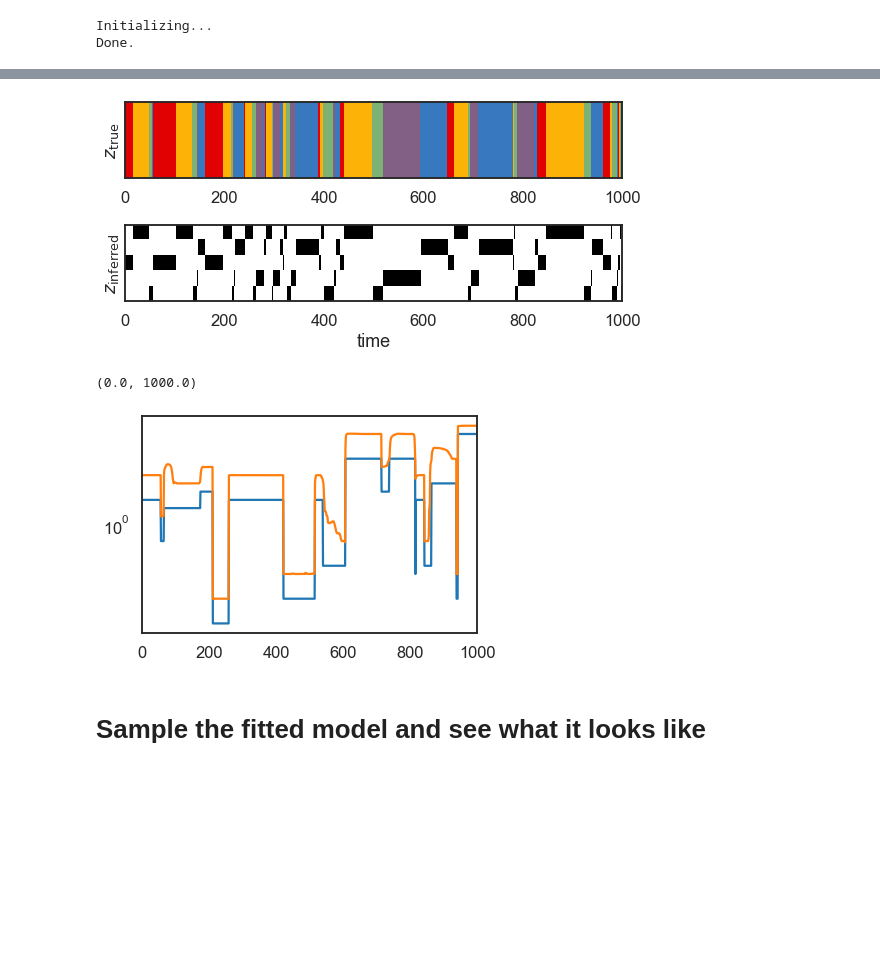
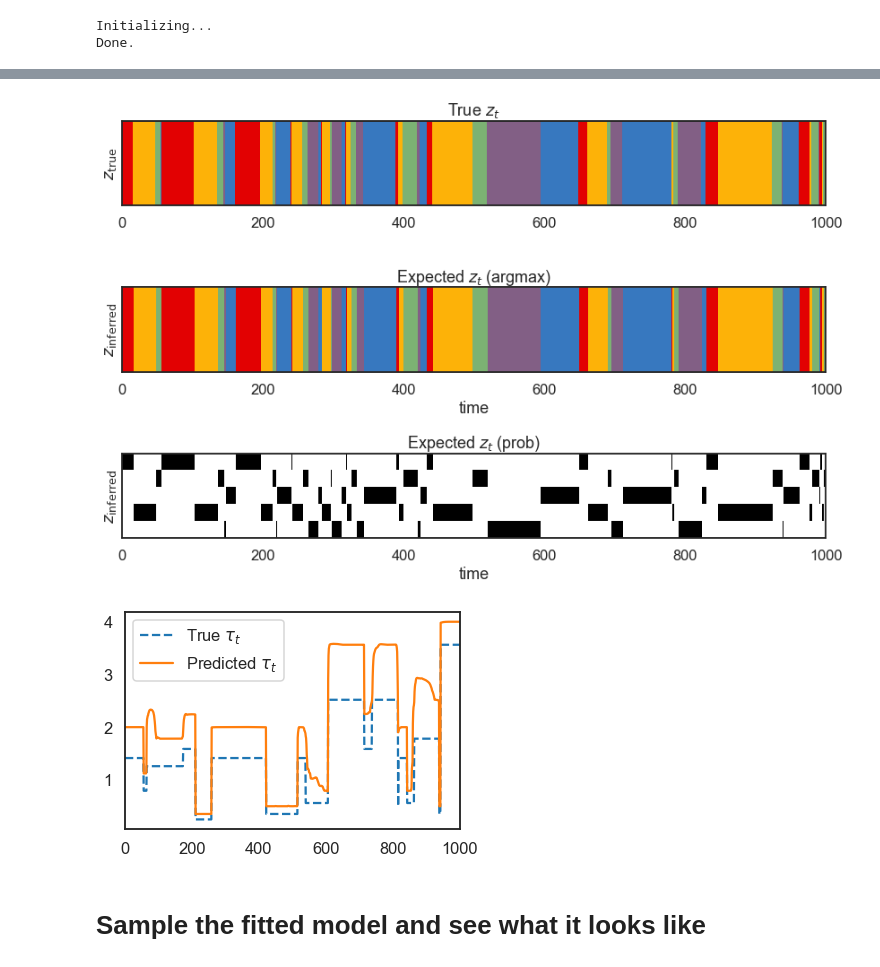
Before and after one commit to lindermanlab/ssm-jax, a Jupyter notebook: notebooks/twarhmm-example.ipynb, the cells around one changed output, grey strips where cells are left out. Drawn from its saved outputs; the diff is of its cells as text; code cells hidden in the pictures; blank space fills up the shorter version.

Commit message:
Clean up TWARHMM notebook and add plot/axis titles

```diff
--- a/notebooks/twarhmm-example.ipynb
+++ b/notebooks/twarhmm-example.ipynb
@@ -154,5 +158,7 @@ true_arhmm._emissions.distribution
 # %%
 time_bins = 10000
-true_states, data = true_arhmm.sample(jr.PRNGKey(0), time_bins)
+true_states, data = true_twarhmm.sample(jr.PRNGKey(0), time_bins)
+
+# states are "factored" into the hidden state $z_t$ and the time constant $/tau_t$
 true_states, true_time_constants = true_states
 # %%
@@ -206,18 +217,19 @@ plt.tight_layout()
 # %%
-# Now fit an HMM to the data
+# Now fit an TWHMM to the data
 key1, key2 = jr.split(jr.PRNGKey(0), 2)
 test_num_states = num_states
 
-arhmm = GaussianTWARHMM(test_num_states,
-                        time_constants,
-                        data_dim,
-                        seed=jr.PRNGKey(0))
+# Initialize unspecified component randomly
+twarhmm = GaussianTWARHMM(test_num_states,
+                          time_constants,
+                          data_dim,
+                          seed=jr.PRNGKey(0))
 # %%
 data.shape[:2]
 # %% [output]
 (10000, 2)
 # %%
-lps, arhmm, posteriors = arhmm.fit(data)
+lps, twarhmm, posteriors = twarhmm.fit(data)
 # %% [output]
 Initializing...
 Done.
@@ -272,3 +248,6 @@ if data_dim == 2:
 expected_discrete_states = posteriors.expected_states[0].sum(axis=2)
 prob_time_constants = posteriors.expected_states[0].sum(axis=1)
 expected_time_constants = np.einsum('...i,i->...', prob_time_constants, time_constants)
+# %%
+from ssm.utils import find_permutation
+perm = find_permutation(np.argmax(expected_discrete_states, axis=1), true_states)
@@ -275,37 +287,43 @@ expected_time_constants = np.einsum('...i,i->...', prob_time_constants, time_con
 # %%
 # Plot the true and inferred discrete states
 plot_slice = (0, 1000)
-plt.figure(figsize=(8, 4))
-plt.subplot(211)
+plt.figure(figsize=(12, 8))
+plt.subplot(311)
 plt.imshow(true_states[None,num_lags:], aspect="auto", interpolation="none", cmap=cmap, vmin=0, vmax=len(colors)-1)
 plt.xlim(plot_slice)
 plt.ylabel("$z_{\\mathrm{true}}$")
 plt.yticks([])
+plt.title("True $z_t$")
 
-plt.subplot(212)
-# plt.imshow(most_likely_states[None,: :], aspect="auto", cmap=cmap, vmin=0, vmax=len(colors)-1)
+plt.subplot(312)
+plt.imshow(perm[np.argmax(expected_discrete_states, axis=1)][None, :], aspect="auto", interpolation="none", cmap=cmap, vmin=0, vmax=len(colors)-1)
+plt.xlim(plot_slice)
+plt.ylabel("$z_{\\mathrm{inferred}}$")
+plt.yticks([])
+plt.xlabel("time")
+plt.title("Expected $z_t$ (argmax)")
+
+plt.subplot(313)
+# plt.imshow(expected_discrete_states[None,: :], aspect="auto", cmap=cmap, vmin=0, vmax=len(colors)-1)
 plt.imshow(expected_discrete_states.T, aspect="auto", interpolation="none", cmap="Greys", vmin=0, vmax=1)
 plt.xlim(plot_slice)
 plt.ylabel("$z_{\\mathrm{inferred}}$")
 plt.yticks([])
 plt.xlabel("time")
+plt.title("Expected $z_t$ (prob)")
 
 plt.tight_layout()
 # %% [output]
-[figure, old version]
+[figure, new version]
 # %%
-# Plot the true and expected time constants
-plot_slice = (0, 500)
-lim = 1.05 * abs(data).max()
-
-plt.semilogy(time_constants[true_time_constants])
-plt.semilogy(expected_time_constants)
-
-# plt.ylim(0.4, 2.1)
+# Plot the true and expected time constants for a slice of the data
+plt.plot(time_constants[true_time_constants], '--', label="True $\\tau_t$")
+plt.plot(expected_time_constants, label="Predicted $\\tau_t$")
 plt.xlim(0, 1000)
+plt.legend()
+plt.show()
 # %% [output]
-(0.0, 1000.0)
-[figure, old version]
+[figure, new version]
 # %% [markdown]
 # Sample the fitted model and see what it looks like
 # %%
```
Also changed, not shown: parts of 25 cells of this notebook.
